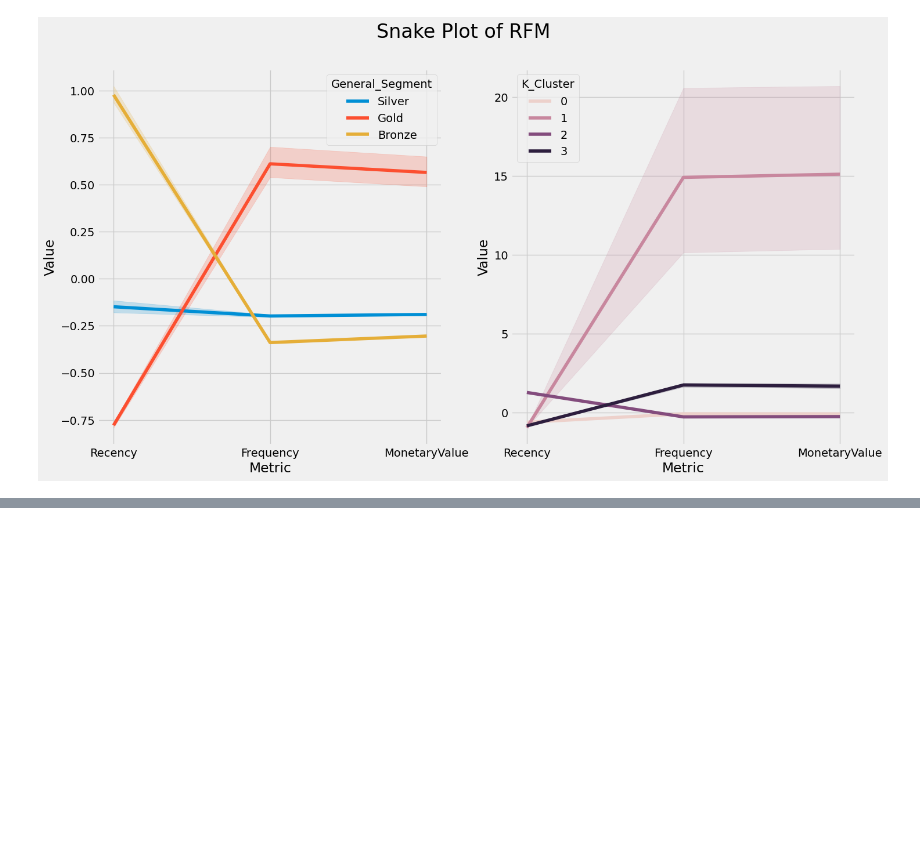
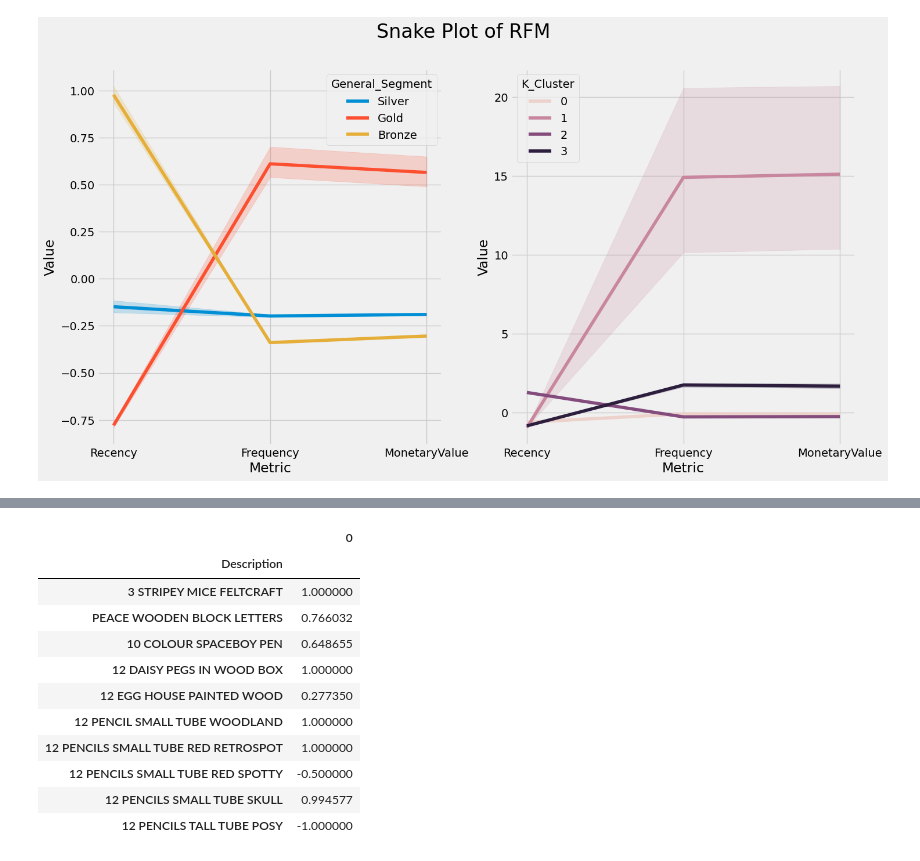
Before and after one commit to walethewave/Advanced-Retail-Analytics-Suite-Customer-Segmentation-Strategic-Insights, a Jupyter notebook: Retail.ipynb, the cells around one changed output, grey strips where cells are left out. Cells and saved outputs as stored; diff of their text form; code cells hidden in the pictures; blank space fills up the shorter version.

```diff
--- a/Retail.ipynb
+++ b/Retail.ipynb
@@ -780,0 +1005,25 @@ plt.show()
+# %%
+# Assuming you want to analyze the product "WHITE HANGING HEART T-LIGHT HOLDER"
+matrix_Bronze = Bronze_seg.pivot_table(index=["Invoice"], columns=["Description"], values="Quantity")
+
+whiteHeart = matrix_Bronze["WHITE HANGING HEART T-LIGHT HOLDER"]
+matrix_Bronze = Bronze_seg.pivot_table(index = ["Invoice"], columns = ["Description"], values = "Quantity")
+similarProductsW_Bronze = matrix_Bronze.corrwith(whiteHeart)
+similarProductsW_Bronze = similarProductsW_Bronze.dropna()
+df1 = pd.DataFrame(similarProductsW_Bronze)
+corrMatrix_Bronze = matrix_Bronze.corr()
+# %%
+df1.head(10)
+# %% [output]
+|  | 0 |
+| Description |  |
+| 3 STRIPEY MICE FELTCRAFT | 1.000000 |
+| PEACE WOODEN BLOCK LETTERS | 0.766032 |
+| 10 COLOUR SPACEBOY PEN | 0.648655 |
+| 12 DAISY PEGS IN WOOD BOX | 1.000000 |
+| 12 EGG HOUSE PAINTED WOOD | 0.277350 |
+| 12 PENCIL SMALL TUBE WOODLAND | 1.000000 |
+| 12 PENCILS SMALL TUBE RED RETROSPOT | 1.000000 |
+| 12 PENCILS SMALL TUBE RED SPOTTY | -0.500000 |
+| 12 PENCILS SMALL TUBE SKULL | 0.994577 |
+| 12 PENCILS TALL TUBE POSY | -1.000000 |
```
Also changed, not shown: parts of 31 cells of this notebook.
